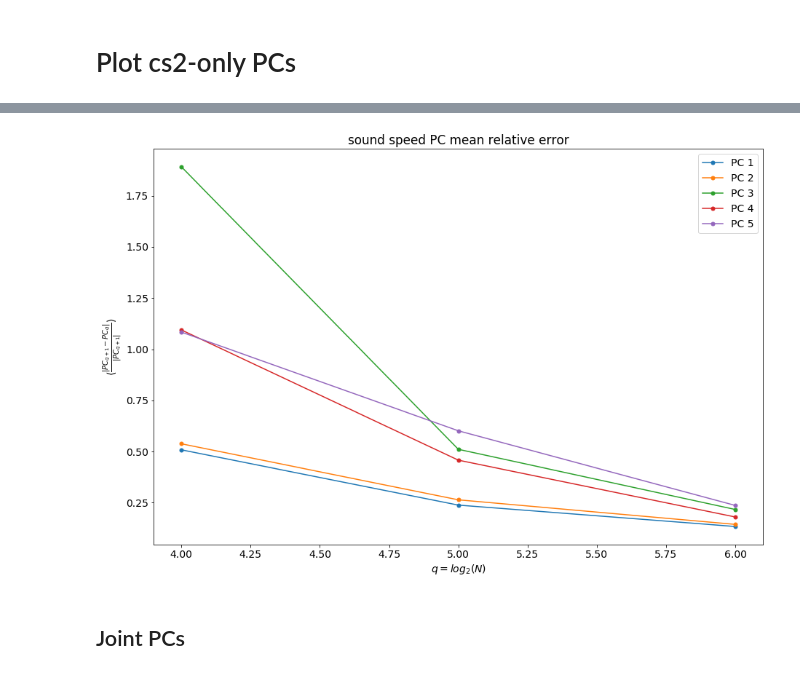
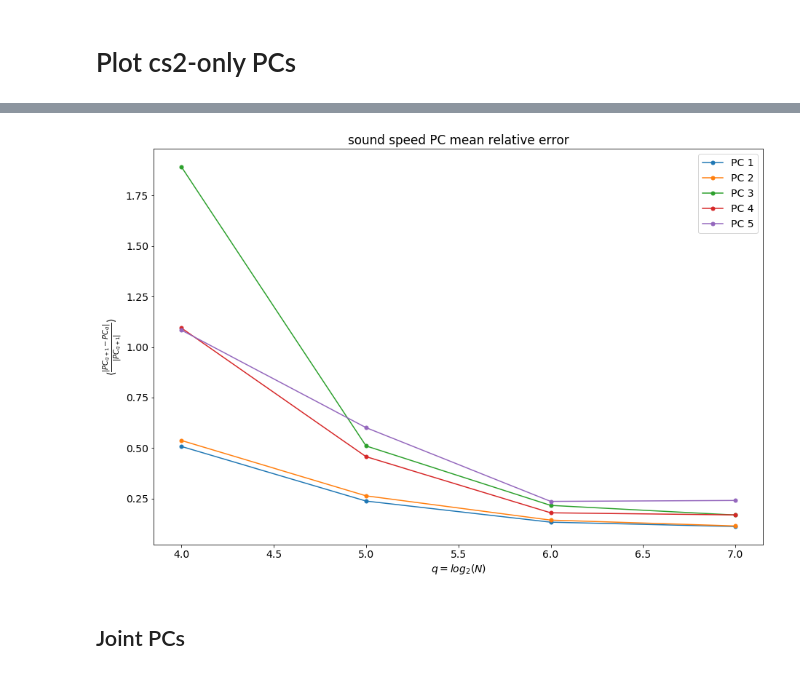
Before and after one commit to aifer4/gdm_pca, a Jupyter notebook: plotting.ipynb, the cells around one changed output, grey strips where cells are left out. Saved outputs shown, nothing was run; the diff lists cells and outputs as text; code cells hidden in the pictures.

```diff
--- a/plotting.ipynb
+++ b/plotting.ipynb
@@ -115,18 +118,18 @@ def RRMSR(x1,x2):
 # %%
 plt.figure(figsize=(15,10))
 plt.title('equation of state realtive RMS error')
-w_err = np.zeros((5,5))
-for q in range(5):
+w_err = np.zeros((6,5))
+for q in range(6):
     for n in range(5):
         x1 =  PC_q[q,n,:].T/sqrt(SV_q[q,n])
         x2 = PC_q[q+1,n,:].T/sqrt(SV_q[q+1,n])
         w_err[q,n]=RRMSR(x1,x2)
 
-plt.plot([4,5,6,7,8],w_err[:,0], marker='.', markersize=10)
-plt.plot([4,5,6,7,8],w_err[:,1], marker='.', markersize=10)
-plt.plot([4,5,6,7,8],w_err[:,2], marker='.', markersize=10)
-plt.plot([4,5,6,7,8],w_err[:,3], marker='.', markersize=10)
-plt.plot([4,5,6,7,8],w_err[:,4], marker='.', markersize=10)
+plt.plot([4,5,6,7,8,9],w_err[:,0], marker='.', markersize=10)
+plt.plot([4,5,6,7,8,9],w_err[:,1], marker='.', markersize=10)
+plt.plot([4,5,6,7,8,9],w_err[:,2], marker='.', markersize=10)
+plt.plot([4,5,6,7,8,9],w_err[:,3], marker='.', markersize=10)
+plt.plot([4,5,6,7,8,9],w_err[:,4], marker='.', markersize=10)
 plt.xlabel('$q=log_2(N)$')
 plt.ylabel(r'$\langle \frac{|PC_{q+1} - PC_q|}{|PC_{q+1}|} \rangle$')
 plt.legend(['PC 1','PC 2','PC 3','PC 4','PC 5'])
@@ -140,16 +143,16 @@ plt.show()
 plt.rcParams.update({'font.size': 14})
 # load PCs and SVs
 PC_q = np.array(
-    [pickle.load(open("output/cs2-only/PC_q-"+str(q)+"_t-7.p", "rb")) for q in range(4,8)])
+    [pickle.load(open("output/cs2-only/PC_q-"+str(q)+"_t-7.p", "rb")) for q in range(4,9)])
 SV_q = np.array(
-    [pickle.load(open("output/cs2-only/SV_q-"+str(q)+"_t-7.p", "rb"))[:10] for q in range(4,8)])
-
+    [pickle.load(open("output/cs2-only/SV_q-"+str(q)+"_t-7.p", "rb"))[:10] for q in range(4,9)])
+print(np.shape(PC_q))
 # flip and normalize PCs:
-for i in range(4):
+for i in range(5):
     for j in range(5):
         PC_q[i,j,:,:]*=np.sign(np.sum(PC_q[i,j,:,:]))
 
-fig, axs = plt.subplots(4, 5,figsize=(40,30))
+fig, axs = plt.subplots(5, 5,figsize=(40,30))
 
 vmaxes = [0]*5
 vmins = [0]*5
@@ -157,7 +160,7 @@ for n in range(5):
     vmaxes[n]=np.max(PC_q[3,n,:,:].T/sqrt(SV_q[3,n]))
     vmins[n]=np.min(PC_q[3,n,:,:].T/sqrt(SV_q[3,n]))
 
-for q in range(4):
+for q in range(5):
     for n in range(5):
         ax = axs[q, n]
         p = ax.imshow(PC_q[q,n,:,:].T/sqrt(SV_q[q,n]),extent=[0,a_rec,0,K_Mpc[-1]],
@@ -184,27 +188,27 @@ plt.show()
 # %%
 
 
 plt.figure(figsize=(15,10))
 plt.title('sound speed PC mean relative error')
 minval = 1.e-9
-cs2_err = np.zeros((3,5))
-for q in range(3):
+cs2_err = np.zeros((4,5))
+for q in range(4):
     for n in range(5):
         x1 =  PC_q[q,n,:,:].T/sqrt(SV_q[q,n])
         x2 = PC_q[q+1,n,:,:].T/sqrt(SV_q[q+1,n])
         cs2_err[q,n]=RRMSR(x1,x2)
 
-plt.plot([4,5,6],cs2_err[:,0], marker='.', markersize=10)
-plt.plot([4,5,6],cs2_err[:,1], marker='.', markersize=10)
-plt.plot([4,5,6],cs2_err[:,2], marker='.', markersize=10)
-plt.plot([4,5,6],cs2_err[:,3], marker='.', markersize=10)
-plt.plot([4,5,6],cs2_err[:,4], marker='.', markersize=10)
+plt.plot([4,5,6,7],cs2_err[:,0], marker='.', markersize=10)
+plt.plot([4,5,6,7],cs2_err[:,1], marker='.', markersize=10)
+plt.plot([4,5,6,7],cs2_err[:,2], marker='.', markersize=10)
+plt.plot([4,5,6,7],cs2_err[:,3], marker='.', markersize=10)
+plt.plot([4,5,6,7],cs2_err[:,4], marker='.', markersize=10)
 plt.xlabel('$q=log_2(N)$')
 plt.ylabel(r'$\langle \frac{|PC_{q+1} - PC_q|}{|PC_{q+1}|} \rangle$')
 plt.legend(['PC 1','PC 2','PC 3','PC 4','PC 5'])
 plt.savefig('plots/cs2_PC_err.pdf')
 plt.show()
 # %% [output]
-[figure, old version]
+[figure, new version]
 # %% [markdown]
 ## Joint PCs
```
Also changed, not shown: parts of 9 cells of this notebook, 11 other files.
